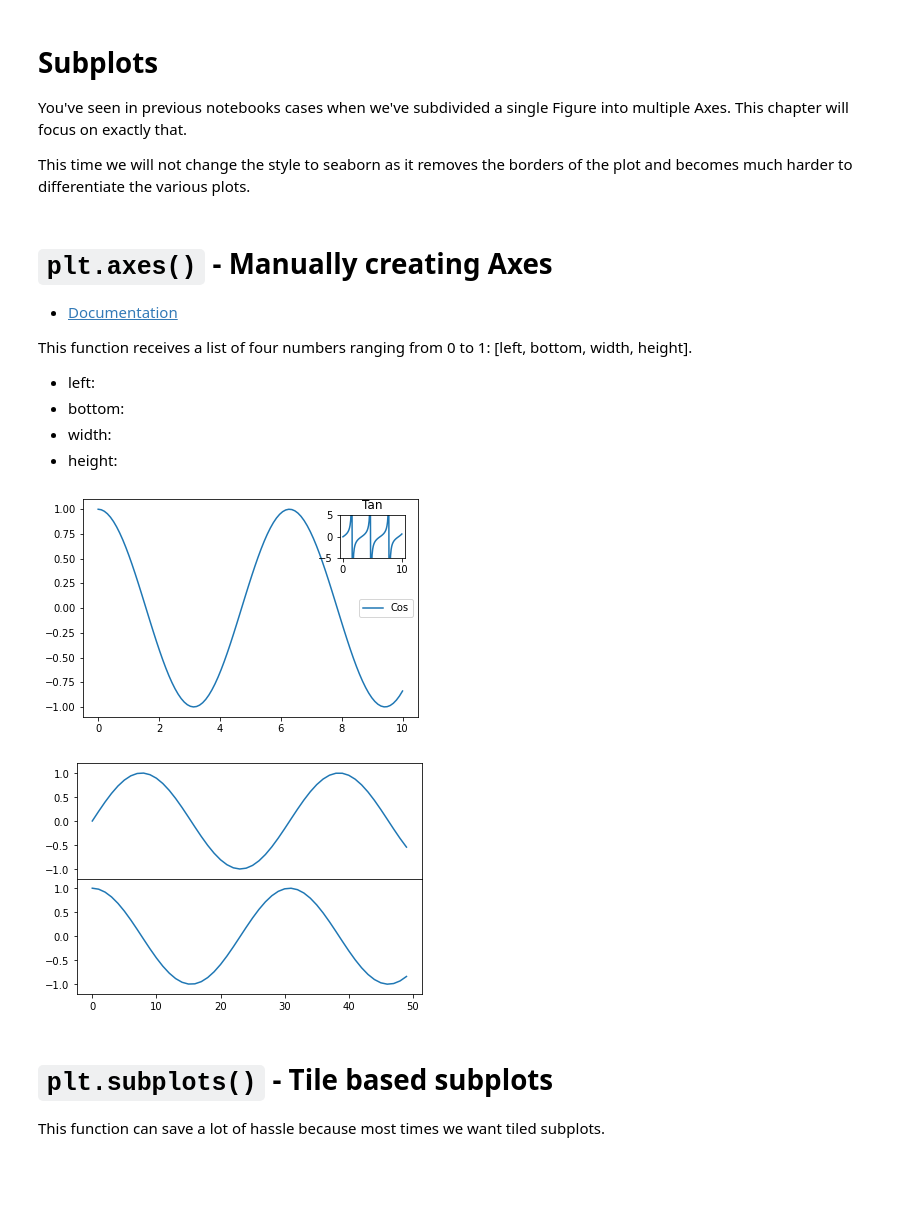
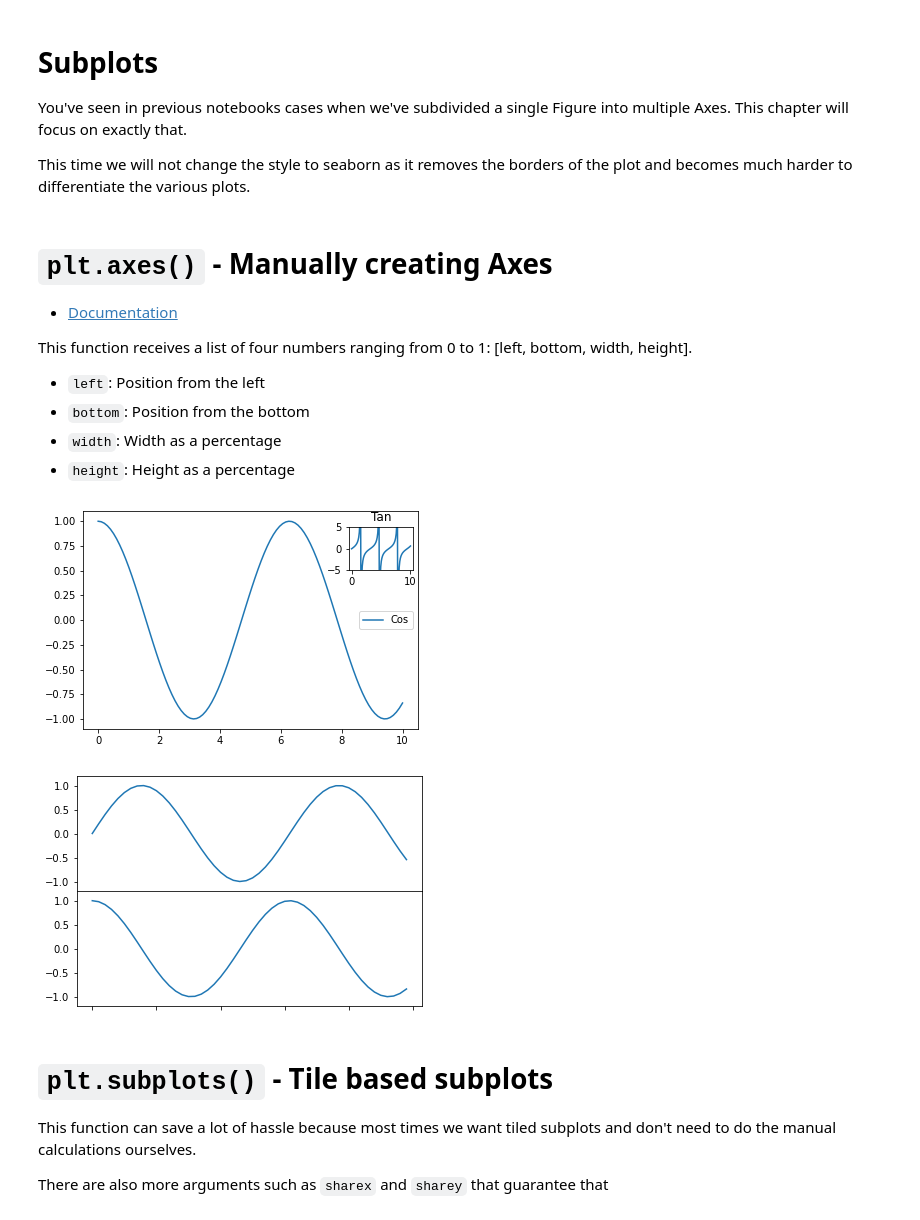
Before and after one commit to tiagodusilva/workshop-python-data-science-tools, a Jupyter notebook: Subplots.ipynb, the cells around one changed output. Cells and saved outputs as stored; diff of their text form; code cells hidden in the pictures; blank space fills up the shorter version.

```diff
--- a/Subplots.ipynb
+++ b/Subplots.ipynb
@@ -12,18 +12,18 @@ import matplotlib.pyplot as plt
 # %% [markdown]
 # `plt.axes()` - Manually creating Axes
 
-- [Documentation]()
+- [Documentation](https://matplotlib.org/stable/api/_as_gen/matplotlib.pyplot.axes.html?highlight=axes#matplotlib.pyplot.axes)
 
 This function receives a list of four numbers ranging from 0 to 1: [left, bottom, width, height].
-- left:
-- bottom:
-- width:
-- height:
+- `left`: Position from the left
+- `bottom`: Position from the bottom
+- `width`: Width as a percentage
+- `height`: Height as a percentage
 # %%
 x = np.linspace(0, 10, 100)
 
 ax1 = plt.axes()  # standard axes
-ax2 = plt.axes([0.72, 0.675, 0.15, 0.15])
+ax2 = plt.axes([0.74, 0.675, 0.15, 0.15])
 
 ax1.plot(x, np.cos(x), label='Cos')
 ax1.legend(loc='right')
@@ -31,20 +31,22 @@ ax2.plot(x, np.tan(x))
 ax2.set_title('Tan')
 ax2.set_ylim(-5, 5);
 # %% [output]
-[figure, old version]
+[figure, new version]
 # %%
 fig = plt.figure()
 ax1 = fig.add_axes([0.1, 0.5, 0.8, 0.4],
                    xticklabels=[], ylim=(-1.2, 1.2))
 ax2 = fig.add_axes([0.1, 0.1, 0.8, 0.4],
-                   ylim=(-1.2, 1.2))
+                   ylim=(-1.2, 1.2), sharex=ax1)
 
 x = np.linspace(0, 10)
 ax1.plot(np.sin(x))
 ax2.plot(np.cos(x));
 # %% [output]
-[figure, old version]
+[figure, new version]
 # %% [markdown]
 # `plt.subplots()` - Tile based subplots
 
-This function can save a lot of hassle because most times we want tiled subplots.
+This function can save a lot of hassle because most times we want tiled subplots and don't need to do the manual calculations ourselves.
+
+There are also more arguments such as `sharex` and `sharey` that guarantee that
```
Also changed, not shown: parts of 7 cells of this notebook, 3 other files.
